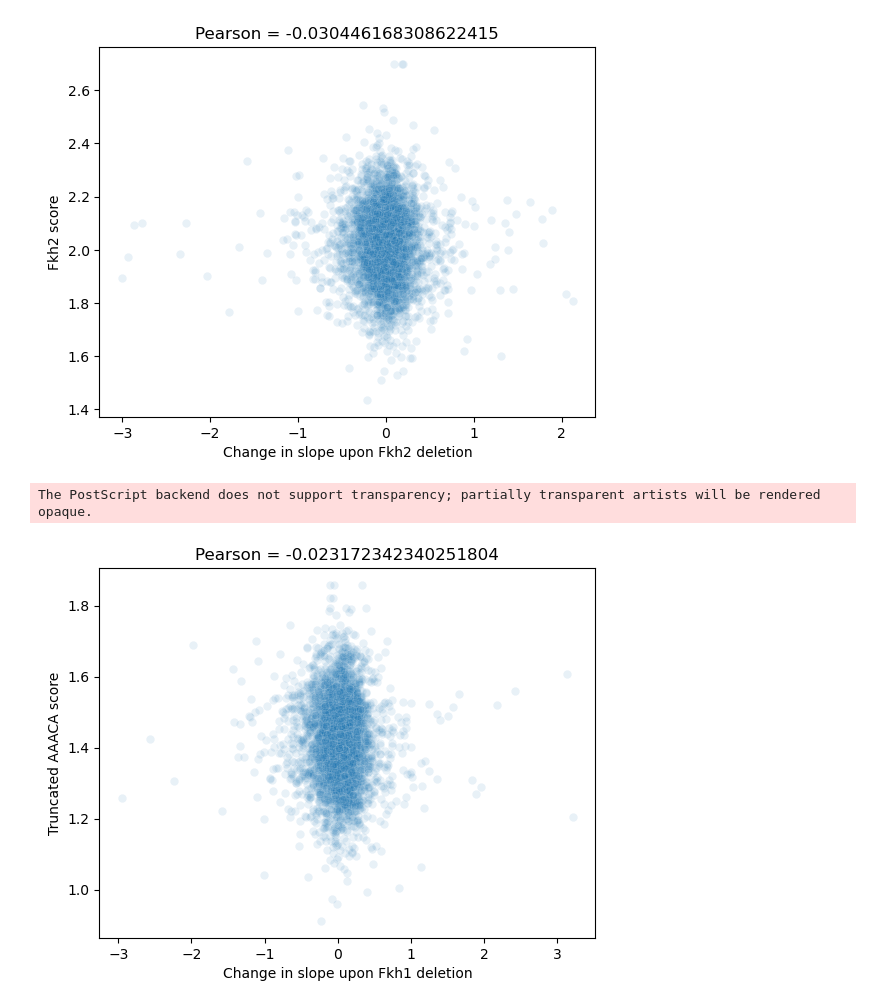
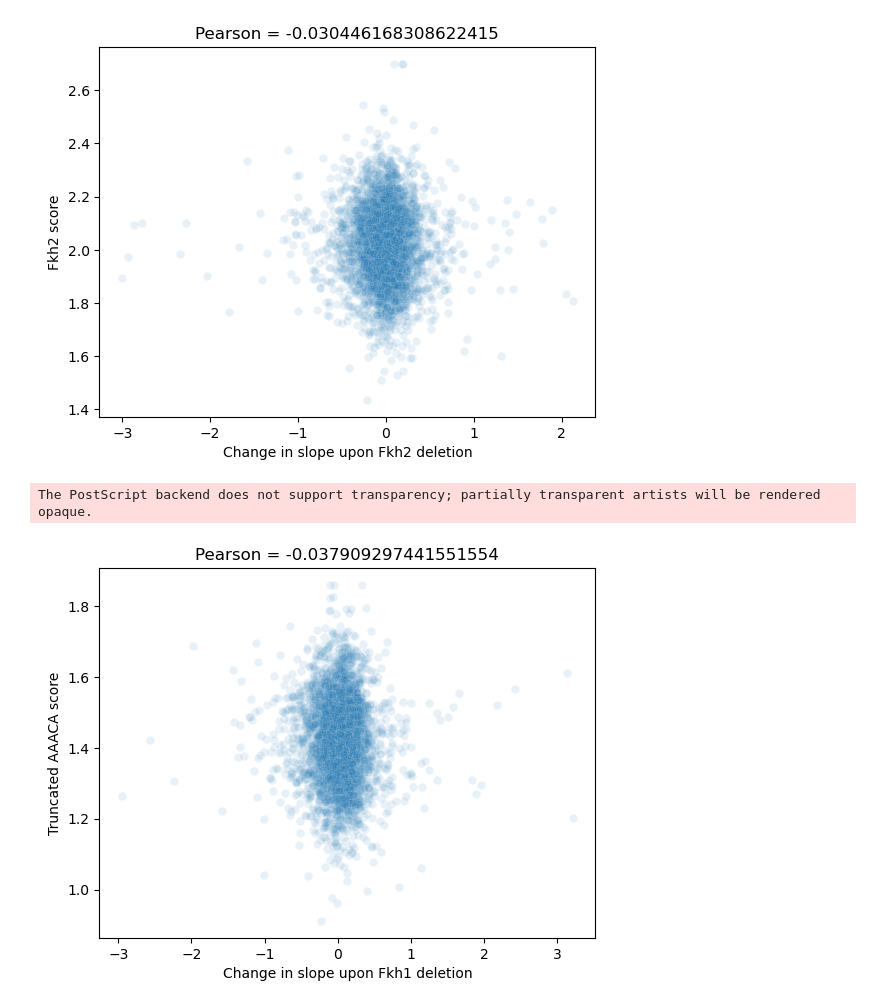
Before and after one commit to skotheimlab/fkh_concatemer_analysis, a Jupyter notebook: scaling_slope_change_Fkh12_motif_enrichment.ipynb, the cells around one changed output. Drawn from its saved outputs; the diff is of its cells as text; code cells hidden in the pictures.

Commit message:
done with score correlation for now

```diff
--- a/scaling_slope_change_Fkh12_motif_enrichment.ipynb
+++ b/scaling_slope_change_Fkh12_motif_enrichment.ipynb
@@ -159,18 +163,18 @@ for gene in tqdm(delta_slopes.index):
     if gene in promoters.keys():
         seq = promoters[gene][500:1000].seq
 #        df.loc[gene,'Truncated Fkh1 score'] = get_pswm_score(Fkh,seq).mean()
-        delta_slopes.loc[gene,'Truncated Fkh1 score'] = get_pswm_score(Fkh,seq).mean()
+        delta_slopes.loc[gene,'Truncated Fkh1 score v2'] = get_pswm_score2(Fkh,seq).mean()
 # %%
-sb.scatterplot(delta_slopes,x='fkh1_del',y='Truncated Fkh1 score',alpha=0.1)
-R,P = np.corrcoef(delta_slopes.dropna()['fkh2_del'],delta_slopes.dropna()['Truncated Fkh1 score'])
+sb.scatterplot(delta_slopes,x='fkh1_del',y='Truncated Fkh1 score v2',alpha=0.1)
+R,P = np.corrcoef(delta_slopes.dropna()['fkh1_del'],delta_slopes.dropna()['Truncated Fkh1 score'])
 plt.title(f'Pearson = {R[1]}')
 plt.ylabel('Truncated AAACA score')
 plt.xlabel('Change in slope upon Fkh1 deletion')
 plt.savefig('/Users/xies/OneDrive - Stanford/Bioinformatics/Fkh RNAseq/delta_slope_2del_v_AAACAscore.png', format='png')
 plt.savefig('/Users/xies/OneDrive - Stanford/Bioinformatics/Fkh RNAseq/delta_slope_2del_v_AAACAscore.eps', format='eps')
 # %% [output]
 The PostScript backend does not support transparency; partially transparent artists will be rendered opaque.
-[figure, old version]
+[figure, new version]
 # %%
 '''
 
```
Also changed, not shown: parts of 13 cells of this notebook.
